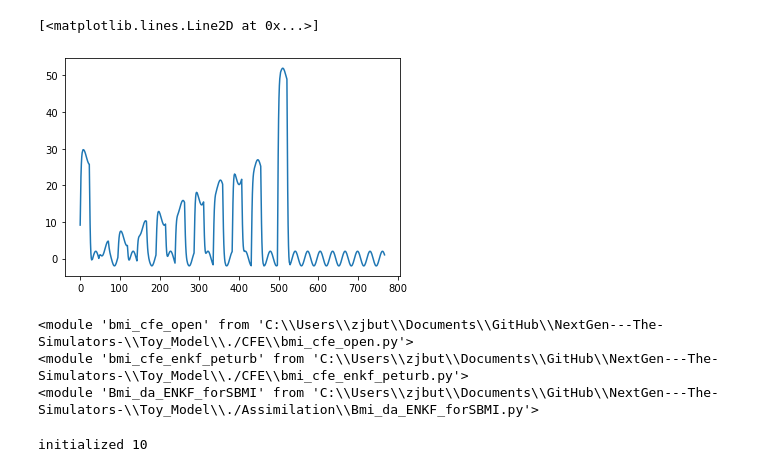
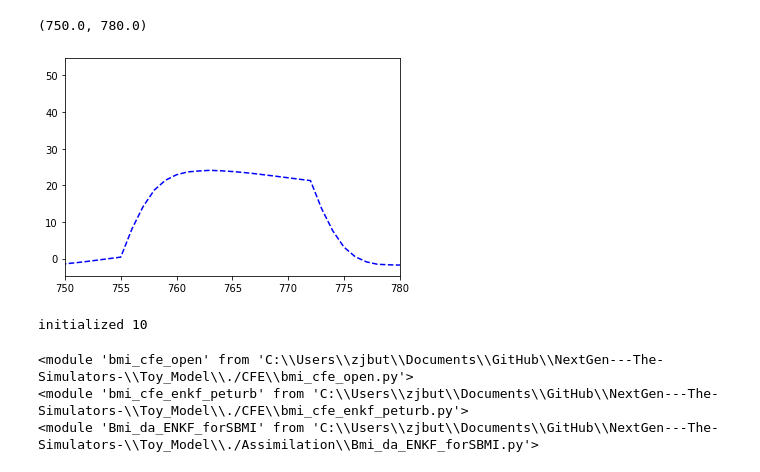
Before and after one commit to zbutler33/NextGen---The-Simulators-, a Jupyter notebook: Toy_Model/Toymodel_synthetic.ipynb, the cells around one changed output. Drawn from its saved outputs; the diff is of its cells as text; code cells hidden in the pictures.

```diff
--- a/Toy_Model/Toymodel_synthetic.ipynb
+++ b/Toy_Model/Toymodel_synthetic.ipynb
@@ -16,19 +18,31 @@ import Bmi_da_ENKF_forSBMI
 # %%
 # GET OBSERVATIONS
 cfe_obs = bmi_cfe_enkf_peturb.BMI_CFE()
 cfe_obs.initialize(cfg_file='./CFE/config_cfe_synthetic.json')
 with open(cfe_obs.forcing_file, 'r') as f:
     df_forcing = pd.read_csv(f)
 OBSERVATIONS_LIST = []
-for i, precip in enumerate(df_forcing['APCP_surface']): #i is RAINRATE
+OBSERVATIONS_LIST_2 = []
+for i, precip in enumerate(df_forcing['APCP_surface_0']): #i is RAINRATE
     cfe_obs.set_value('atmosphere_water__time_integral_of_precipitation_mass_flux', precip)
     cfe_obs.update()
     OBSERVATIONS_LIST.append(cfe_obs.get_value('land_surface_water__runoff_depth') + np.sin(i/5) * 2)
+
+
+# for i, precip in enumerate(df_forcing['APCP_surface_NoObsEnd']): #i is RAINRATE
+#     cfe_obs.set_value('atmosphere_water__time_integral_of_precipitation_mass_flux', precip)
+#     cfe_obs.update()
+#     OBSERVATIONS_LIST_2.append(cfe_obs.get_value('land_surface_water__runoff_depth') + np.sin(i/5) * 2)
+
+#OBSERVATIONS_LIST_2 = OBSERVATIONS_LIST[0:769] # getting observations for EnKF without 18hour forecast
+
 cfe_obs.finalize()
-plt.plot(OBSERVATIONS_LIST)
+plt.plot(OBSERVATIONS_LIST_2,color = 'green',)
+plt.plot(OBSERVATIONS_LIST,color = 'blue', linestyle='dashed')
+plt.xlim(750,780)
 # %% [output]
-[<matplotlib.lines.Line2D at 0x...>]
+(750.0, 780.0)
-[figure, old version]
+[figure, new version]
 # %%
 ## Open BMI's for each file
 #cfe_open = bmi_cfe_open.BMI_CFE()
@@ -37,6 +51,14 @@ cfe_peturbed = bmi_cfe_enkf_peturb.BMI_CFE()
 cfe_analysis = bmi_cfe_enkf_peturb.BMI_CFE() #true model in the end with updated state vars
 
 enkf = Bmi_da_ENKF_forSBMI.EnKF_wrap()
+# %%
+# Initialize Case study files
+cfe_open.initialize(cfg_file='./CFE/config_cfe_synthetic.json')
+cfe_peturbed.initialize(cfg_file='./CFE/config_cfe_synthetic.json')
+cfe_analysis.initialize(cfg_file='./CFE/config_cfe_synthetic.json')
+enkf.initialize(cfg_file='./Assimilation/EnKF_config-synthetic.json') # Need to create this still
+# %% [output]
+initialized 10
 # %%
 print(bmi_cfe_open)
 print(bmi_cfe_enkf_peturb)
@@ -45,13 +67,4 @@ print(Bmi_da_ENKF_forSBMI)
 <module 'bmi_cfe_open' from 'C:\\Users\\zjbut\\Documents\\GitHub\\NextGen---The-Simulators-\\Toy_Model\\./CFE\\bmi_cfe_open.py'>
 <module 'bmi_cfe_enkf_peturb' from 'C:\\Users\\zjbut\\Documents\\GitHub\\NextGen---The-Simulators-\\Toy_Model\\./CFE\\bmi_cfe_enkf_peturb.py'>
 <module 'Bmi_da_ENKF_forSBMI' from 'C:\\Users\\zjbut\\Documents\\GitHub\\NextGen---The-Simulators-\\Toy_Model\\./Assimilation\\Bmi_da_ENKF_forSBMI.py'>
-# %%
-
-# ## Case study files
-cfe_open.initialize(cfg_file='./CFE/config_cfe_synthetic.json')
-cfe_peturbed.initialize(cfg_file='./CFE/config_cfe_synthetic.json')
-cfe_analysis.initialize(cfg_file='./CFE/config_cfe_synthetic.json')
-enkf.initialize(cfg_file='./Assimilation/EnKF_config-synthetic.json') # Need to create this still
-# %% [output]
-initialized 10
 # %%
```
Also changed, not shown: parts of 6 cells of this notebook, 4 other files.
